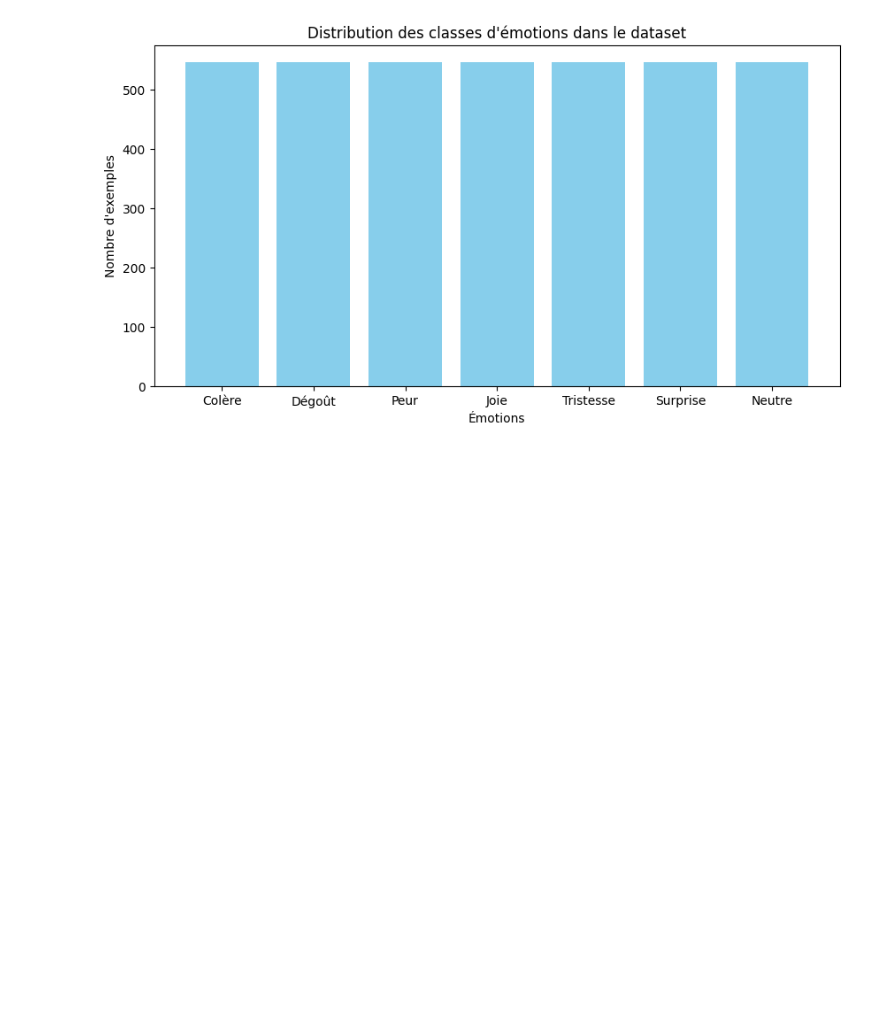
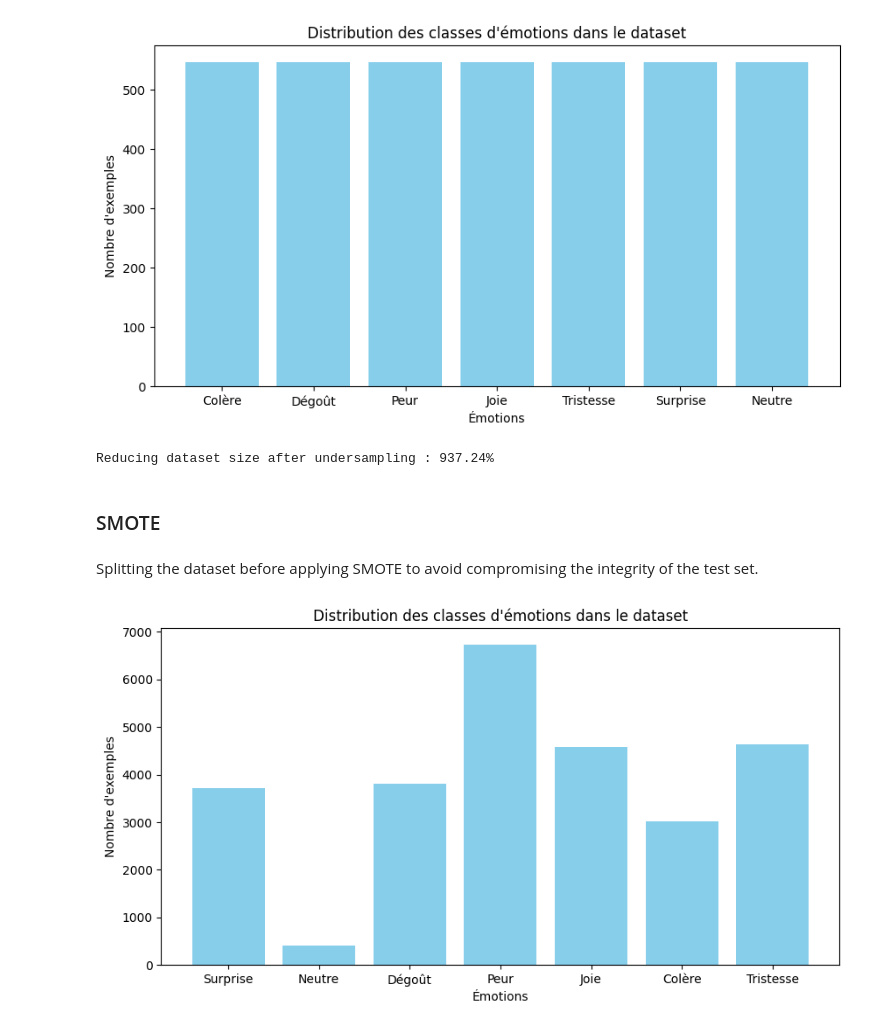
Before and after one commit to aubinbnf/Facial-Analysis, a Jupyter notebook: src/main.ipynb, the cells around one changed output. Drawn from its saved outputs; the diff is of its cells as text; code cells hidden in the pictures; blank space fills up the shorter version.

Commit message:
SMOTE implementation

```diff
--- a/src/main.ipynb
+++ b/src/main.ipynb
@@ -113,3 +113,28 @@ plt.xticks(emotions, ['Colère', 'Dégoût', 'Peur', 'Joie', 'Tristesse', 'Surpr
 plt.show()
 # %% [output]
 [figure]
+# %%
+print(f"\nReducing dataset size after undersampling : {len(images)/len(images_resample)*100:.2f}%")
+# %% [output]
+Reducing dataset size after undersampling : 937.24%
+# %% [markdown]
+### SMOTE
+# %% [markdown]
+Splitting the dataset before applying SMOTE to avoid compromising the integrity of the test set.
+# %%
+images1D = images.reshape(images.shape[0], -1)
+X_train, X_test, y_train, y_test = train_test_split(images1D, labels, test_size=0.25, random_state=42)
+# %%
+label_counts = Counter(y_train)
+
+emotions, counts = zip(*label_counts.items())
+
+plt.figure(figsize=(10, 5))
+plt.bar(emotions, counts, color='skyblue')
+plt.xlabel('Émotions')
+plt.ylabel('Nombre d\'exemples')
+plt.title('Distribution des classes d\'émotions dans le dataset')
+plt.xticks(emotions, ['Colère', 'Dégoût', 'Peur', 'Joie', 'Tristesse', 'Surprise', 'Neutre'])
+plt.show()
+# %% [output]
+[figure, added]
```
Also changed, not shown: parts of 13 cells of this notebook.
